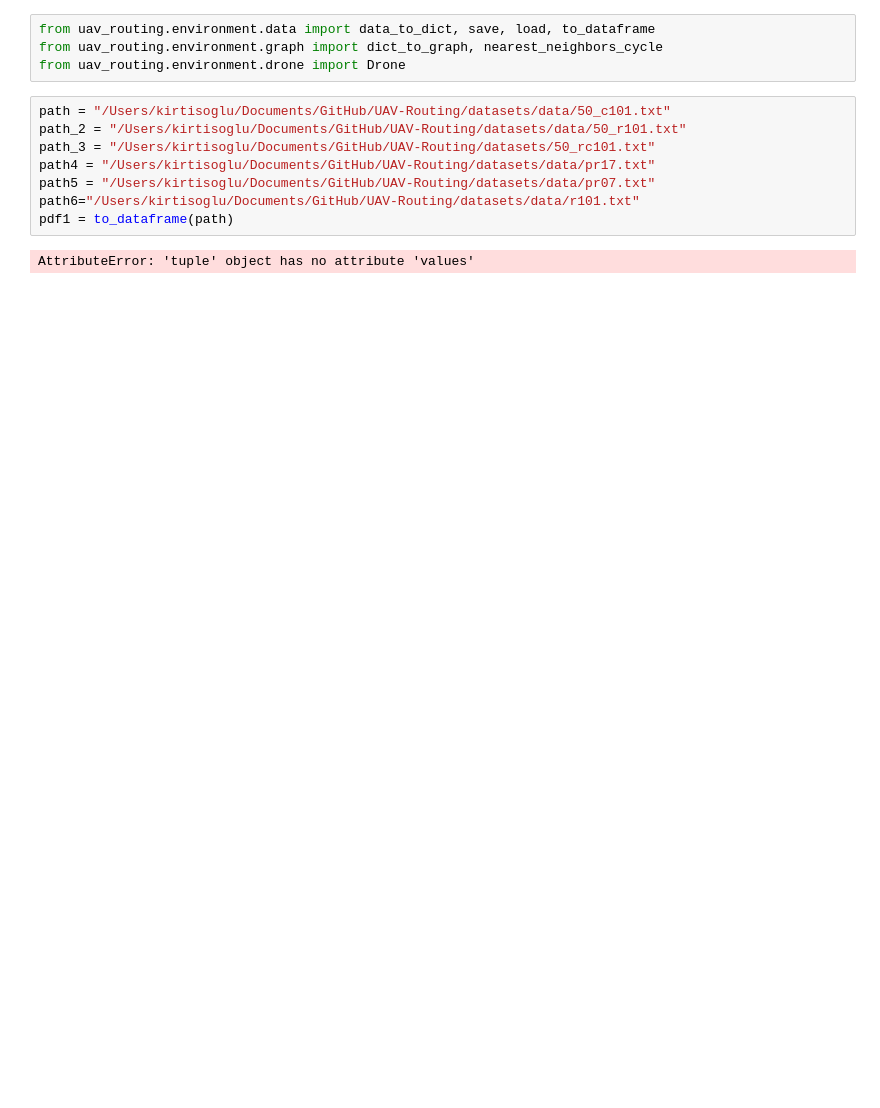
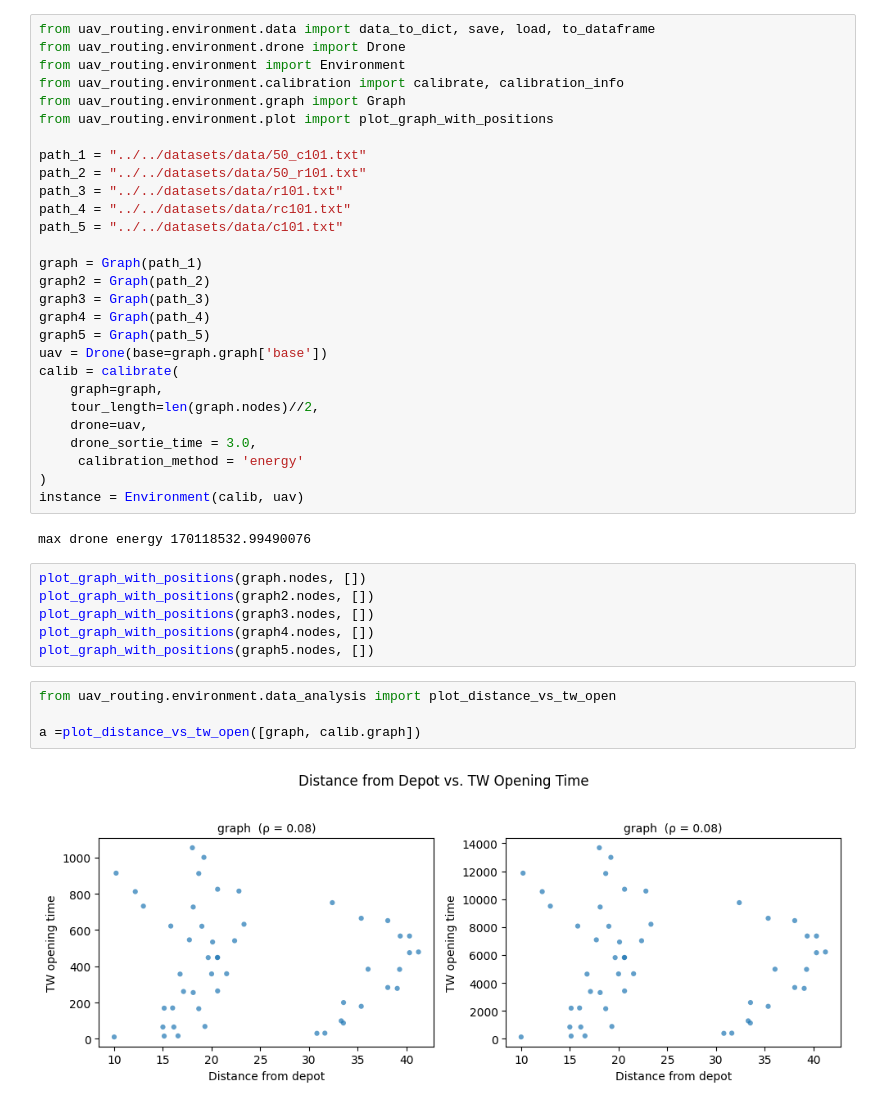
Before and after one commit to kirtisoglu/UAV-Routing, a Jupyter notebook: uav_routing/notebooks/data.ipynb, the cells around one changed output. Drawn from its saved outputs; the diff is of its cells as text; blank space fills up the shorter version.

```diff
--- a/uav_routing/notebooks/data.ipynb
+++ b/uav_routing/notebooks/data.ipynb
@@ -23,14 +14,42 @@
-# %%
-from uav_routing.environment.data import data_to_dict, save, load, to_dataframe
-from uav_routing.environment.graph import dict_to_graph, nearest_neighbors_cycle
-from uav_routing.environment.drone import Drone
-# %%
-path = "/Users/kirtisoglu/Documents/GitHub/UAV-Routing/datasets/data/50_c101.txt"
-path_2 = "/Users/kirtisoglu/Documents/GitHub/UAV-Routing/datasets/data/50_r101.txt"
-path_3 = "/Users/kirtisoglu/Documents/GitHub/UAV-Routing/datasets/50_rc101.txt"
-path4 = "/Users/kirtisoglu/Documents/GitHub/UAV-Routing/datasets/data/pr17.txt"
-path5 = "/Users/kirtisoglu/Documents/GitHub/UAV-Routing/datasets/data/pr07.txt"
-path6="/Users/kirtisoglu/Documents/GitHub/UAV-Routing/datasets/data/r101.txt"
-pdf1 = to_dataframe(path)
-# %% [output]
-AttributeError: 'tuple' object has no attribute 'values'
+# %%
+from uav_routing.environment.data import data_to_dict, save, load, to_dataframe
+from uav_routing.environment.drone import Drone
+from uav_routing.environment import Environment
+from uav_routing.environment.calibration import calibrate, calibration_info
+from uav_routing.environment.graph import Graph
+from uav_routing.environment.plot import plot_graph_with_positions
+
+path_1 = "../../datasets/data/50_c101.txt"
+path_2 = "../../datasets/data/50_r101.txt"
+path_3 = "../../datasets/data/r101.txt"
+path_4 = "../../datasets/data/rc101.txt"
+path_5 = "../../datasets/data/c101.txt"
+
+graph = Graph(path_1)
+graph2 = Graph(path_2)
+graph3 = Graph(path_3)
+graph4 = Graph(path_4)
+graph5 = Graph(path_5)
+uav = Drone(base=graph.graph['base'])
+calib = calibrate(
+    graph=graph,
+    tour_length=len(graph.nodes)//2,
+    drone=uav,
+    drone_sortie_time = 3.0,
+     calibration_method = 'energy'
+)
+instance = Environment(calib, uav)
+# %% [output]
+max drone energy 170118532.99490076
+# %%
+plot_graph_with_positions(graph.nodes, [])
+plot_graph_with_positions(graph2.nodes, [])
+plot_graph_with_positions(graph3.nodes, [])
+plot_graph_with_positions(graph4.nodes, [])
+plot_graph_with_positions(graph5.nodes, [])
+# %%
+from uav_routing.environment.data_analysis import plot_distance_vs_tw_open
+
+a =plot_distance_vs_tw_open([graph, calib.graph])
+# %% [output]
+[figure, added]
```
Also changed, not shown: parts of 48 cells of this notebook, 48 other files.
